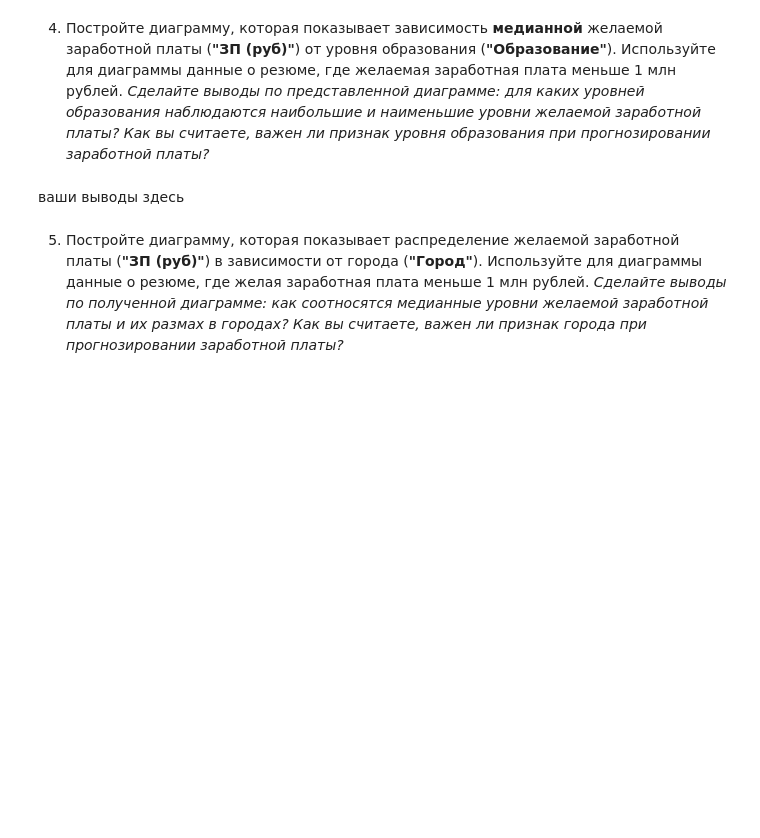
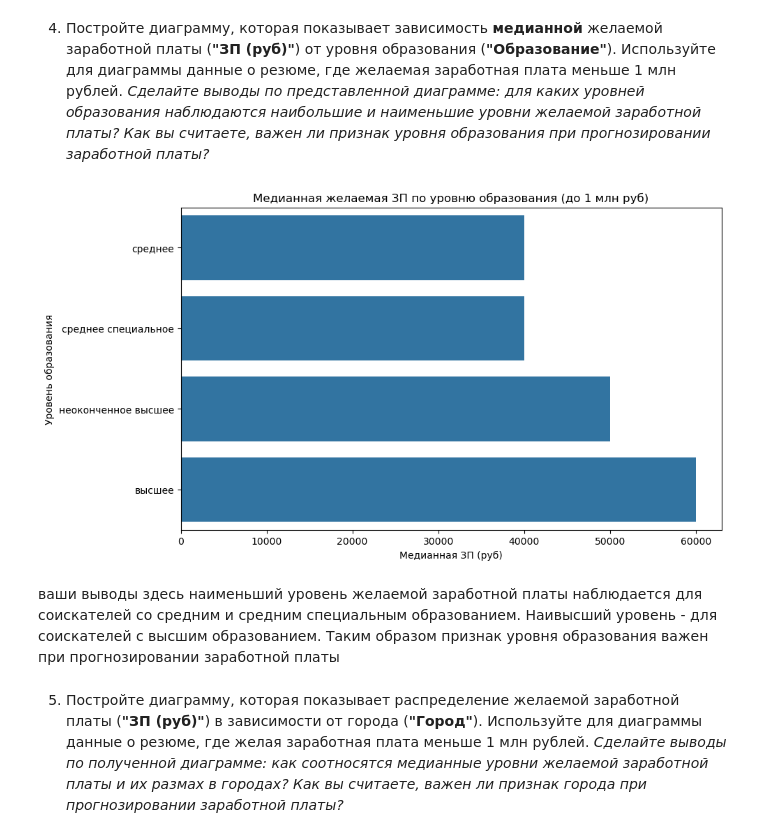
Before and after one commit to nezhablack/hh-project, a Jupyter notebook: Python_для_анализа_данных__Итоговыи__проект_Ноутбук-шаблон.ipynb, the cells around one changed output. Cells and saved outputs as stored; diff of their text form; code cells hidden in the pictures; blank space fills up the shorter version.

```diff
--- a/Python_для_анализа_данных__Итоговыи__проект_Ноутбук-шаблон.ipynb
+++ b/Python_для_анализа_данных__Итоговыи__проект_Ноутбук-шаблон.ipynb
@@ -512,0 +476,34 @@ if not usd_rates.empty:
+# %%
+def get_salary_num(arg):
+    salary = float(arg.split(' ')[0])
+    return salary
+
+def get_salary_currency(arg):
+    currency_dict = {
+        'USD': 'USD', 'KZT': 'KZT',
+        'грн': 'UAH', 'белруб': 'BYN',
+        'EUR': 'EUR', 'KGS': 'KGS',
+        'сум': 'UZS', 'AZN': 'AZN'
+    }
+    curr = arg.split(' ')[1].replace('.', '')
+    if curr == 'руб':
+        return 'RUB'
+    else:
+        return currency_dict[curr]
+
+rates = pd.read_csv('ExchangeRates.csv')
+rates['date'] = pd.to_datetime(rates['date'], format='%d/%m/%y', dayfirst=True).dt.date
+hh_df['Обновление резюме'] = pd.to_datetime(hh_df['Обновление резюме'], dayfirst=True).dt.date
+hh_df['ЗП (tmp)'] = hh_df['ЗП'].apply(get_salary_num)
+hh_df['Курс (tmp)'] = hh_df['ЗП'].apply(get_salary_currency)
+merged = hh_df.merge(
+    rates,
+    left_on=['Курс (tmp)', 'Обновление резюме'],
+    right_on=['currency', 'date',],
+    how='left'
+)
+merged['close'] = merged['close'].fillna(1)
+merged['proportion'] = merged['proportion'].fillna(1)
+merged['ЗП (руб)'] = merged['close'] * merged['ЗП (tmp)'] / merged['proportion']
+hh_df = merged.drop(['ЗП', 'ЗП (tmp)', 'Курс (tmp)', 'currency', 'per', 'date', 'time', 'close', 'vol', 'proportion'], axis=1)
+print(round(merged['ЗП (руб)'].median()/1000))
@@ -538,8 +674,21 @@ if not usd_rates.empty:
 *Сделайте выводы по представленной диаграмме: для каких уровней образования наблюдаются наибольшие и наименьшие уровни желаемой заработной платы? Как вы считаете, важен ли признак уровня образования при прогнозировании заработной платы?*
 # %%
 # ваш код здесь
+filtered_df = hh_df[hh_df['ЗП (руб)'] < 1000000]
+
+median_salary_by_edu = filtered_df.groupby('Образование')['ЗП (руб)'].median().sort_values()
+
+plt.figure(figsize=(10,6))
+sns.barplot(x=median_salary_by_edu.values, y=median_salary_by_edu.index)
+plt.xlabel('Медианная ЗП (руб)')
+plt.ylabel('Уровень образования')
+plt.title('Медианная желаемая ЗП по уровню образования (до 1 млн руб)')
+plt.show()
+# %% [output]
+[figure, added]
 # %% [markdown]
 ваши выводы здесь
+наименьший уровень желаемой заработной платы наблюдается для соискателей со средним и средним специальным образованием. Наивысший уровень - для соискателей с высшим образованием. Таким образом признак уровня образования важен при прогнозировании заработной платы
 # %% [markdown]
 5. Постройте диаграмму, которая показывает распределение желаемой заработной платы (**"ЗП (руб)"**) в зависимости от города (**"Город"**). Используйте для диаграммы данные о резюме, где желая заработная плата меньше 1 млн рублей.
 *Сделайте выводы по полученной диаграмме: как соотносятся медианные уровни желаемой заработной платы и их размах в городах? Как вы считаете, важен ли признак города при прогнозировании заработной платы?*
```
Also changed, not shown: parts of 42 cells of this notebook, 2 other files.
